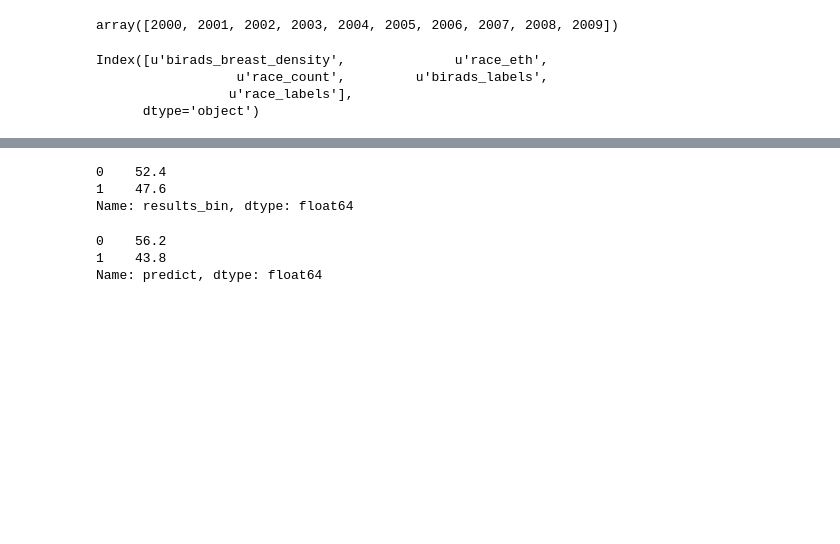
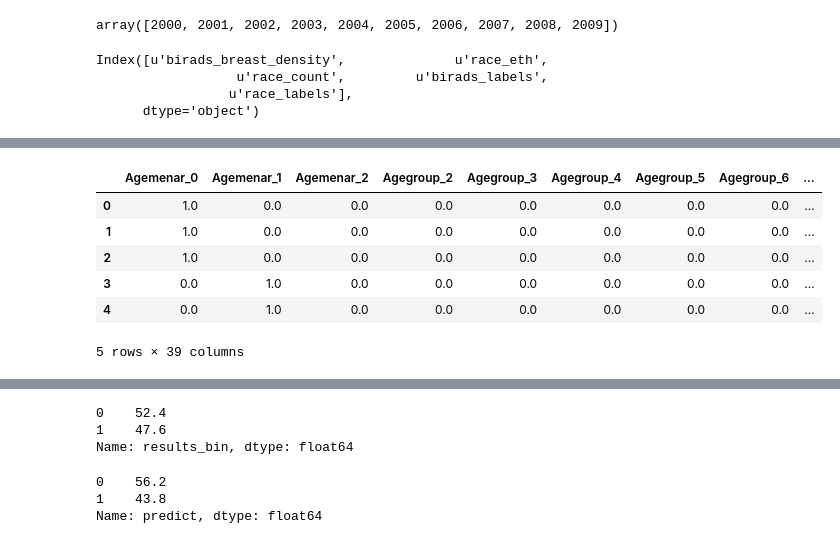
Before and after one commit to mariapichardo/GA-DSI, a Jupyter notebook: projects/projects-capstone/code/CAPSTONE_PARTIV_MP_clean.ipynb, the cells around one changed output, grey strips where cells are left out. Saved outputs shown, nothing was run; the diff lists cells and outputs as text; code cells hidden in the pictures; blank space fills up the shorter version.

```diff
--- a/projects/projects-capstone/code/CAPSTONE_PARTIV_MP_clean.ipynb
+++ b/projects/projects-capstone/code/CAPSTONE_PARTIV_MP_clean.ipynb
@@ -2824,2 +2837,0 @@ see_unknown = lr.predict (dff_test)
-# %%
-dff_test['prediction'] = see_unknown
@@ -2826,3 +2877,13 @@ dff_test['prediction'] = see_unknown
+# %%
+dff_test.head()
+# %% [output]
+|  | Agemenar_0 | Agemenar_1 | Agemenar_2 | Agegroup_2 | Agegroup_3 | Agegroup_4 | Agegroup_5 | Agegroup_6 | ... |
+| 0 | 1.0 | 0.0 | 0.0 | 0.0 | 0.0 | 0.0 | 0.0 | 0.0 | ... |
+| 1 | 1.0 | 0.0 | 0.0 | 0.0 | 0.0 | 0.0 | 0.0 | 0.0 | ... |
+| 2 | 1.0 | 0.0 | 0.0 | 0.0 | 0.0 | 0.0 | 0.0 | 0.0 | ... |
+| 3 | 0.0 | 1.0 | 0.0 | 0.0 | 0.0 | 0.0 | 0.0 | 0.0 | ... |
+| 4 | 0.0 | 1.0 | 0.0 | 0.0 | 0.0 | 0.0 | 0.0 | 0.0 | ... |
+5 rows × 39 columns
 # %%
 dff_test.prediction.value_counts()
 # %% [output]
```
Also changed, not shown: parts of 65 cells of this notebook, 16 other files.
